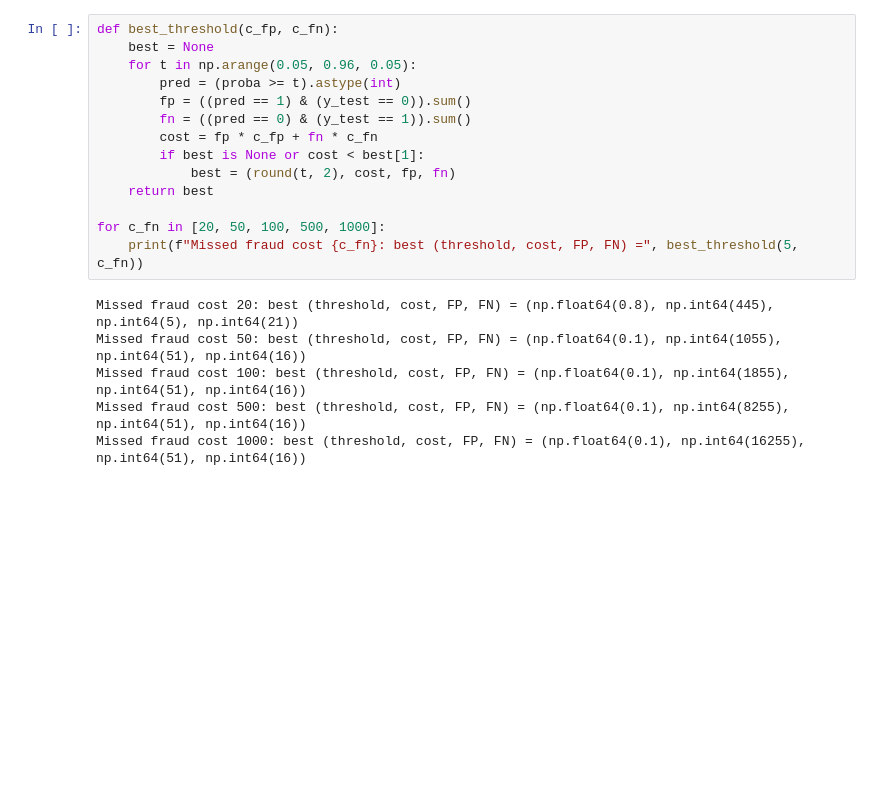
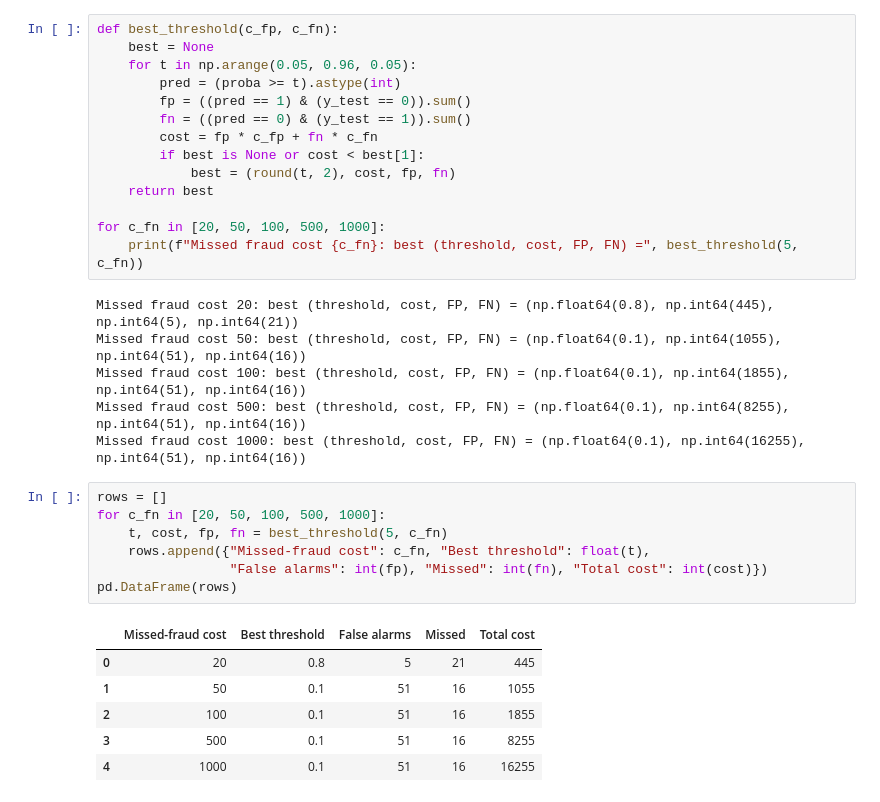
Before and after one commit to jay-aviral/credit-card-fraud-detection, a Jupyter notebook: 01_eda.ipynb, the cells around one changed output. Saved outputs shown, nothing was run; the diff lists cells and outputs as text; blank space fills up the shorter version.

```diff
--- a/01_eda.ipynb
+++ b/01_eda.ipynb
@@ -407,3 +407,17 @@ Missed fraud cost 50: best (threshold, cost, FP, FN) = (np.float64(0.1), np.int6
 Missed fraud cost 100: best (threshold, cost, FP, FN) = (np.float64(0.1), np.int64(1855), np.int64(51), np.int64(16))
 Missed fraud cost 500: best (threshold, cost, FP, FN) = (np.float64(0.1), np.int64(8255), np.int64(51), np.int64(16))
 Missed fraud cost 1000: best (threshold, cost, FP, FN) = (np.float64(0.1), np.int64(16255), np.int64(51), np.int64(16))
+# %%
+rows = []
+for c_fn in [20, 50, 100, 500, 1000]:
+    t, cost, fp, fn = best_threshold(5, c_fn)
+    rows.append({"Missed-fraud cost": c_fn, "Best threshold": float(t),
+                 "False alarms": int(fp), "Missed": int(fn), "Total cost": int(cost)})
+pd.DataFrame(rows)
+# %% [output]
+|  | Missed-fraud cost | Best threshold | False alarms | Missed | Total cost |
+| 0 | 20 | 0.8 | 5 | 21 | 445 |
+| 1 | 50 | 0.1 | 51 | 16 | 1055 |
+| 2 | 100 | 0.1 | 51 | 16 | 1855 |
+| 3 | 500 | 0.1 | 51 | 16 | 8255 |
+| 4 | 1000 | 0.1 | 51 | 16 | 16255 |
```
Also changed, not shown: parts of 1 cell of this notebook.
